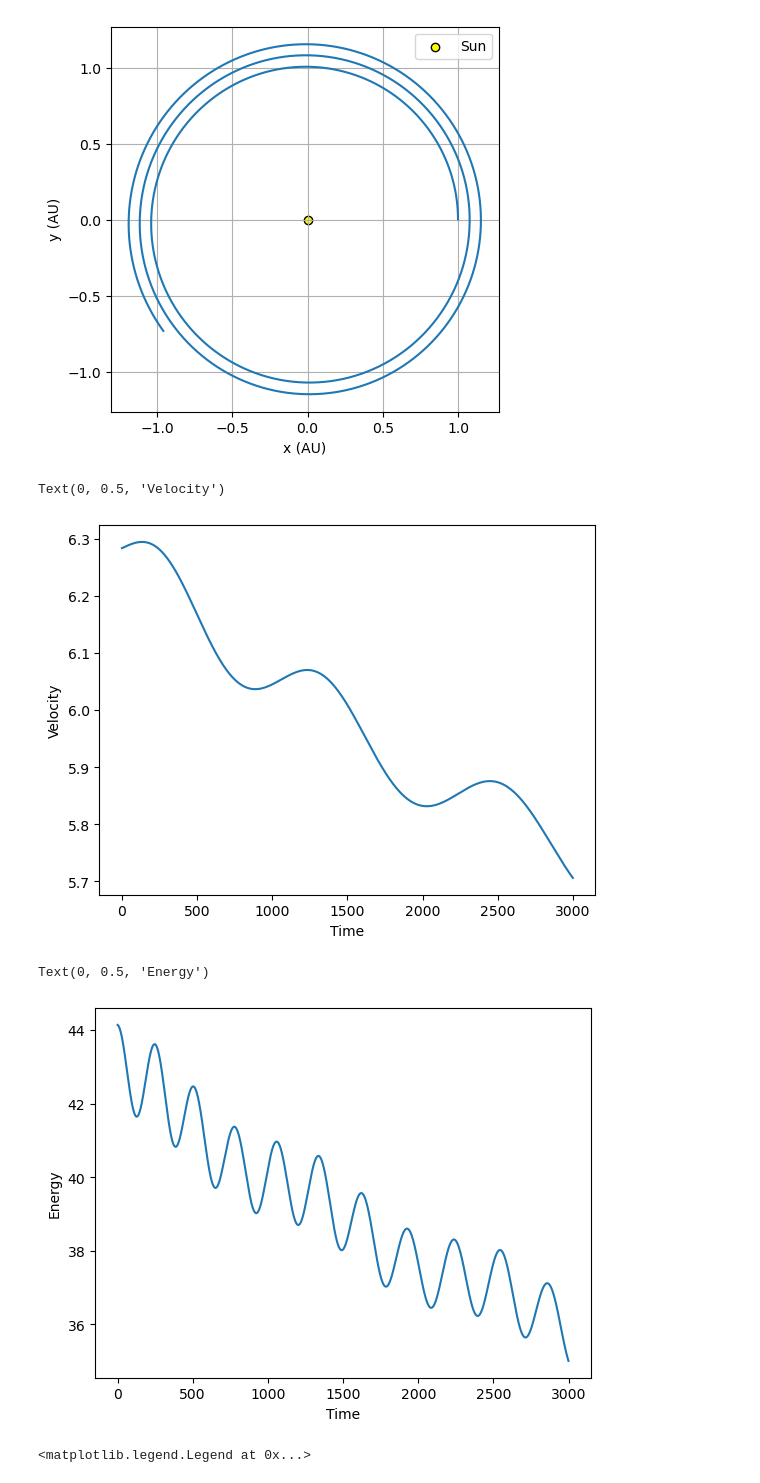
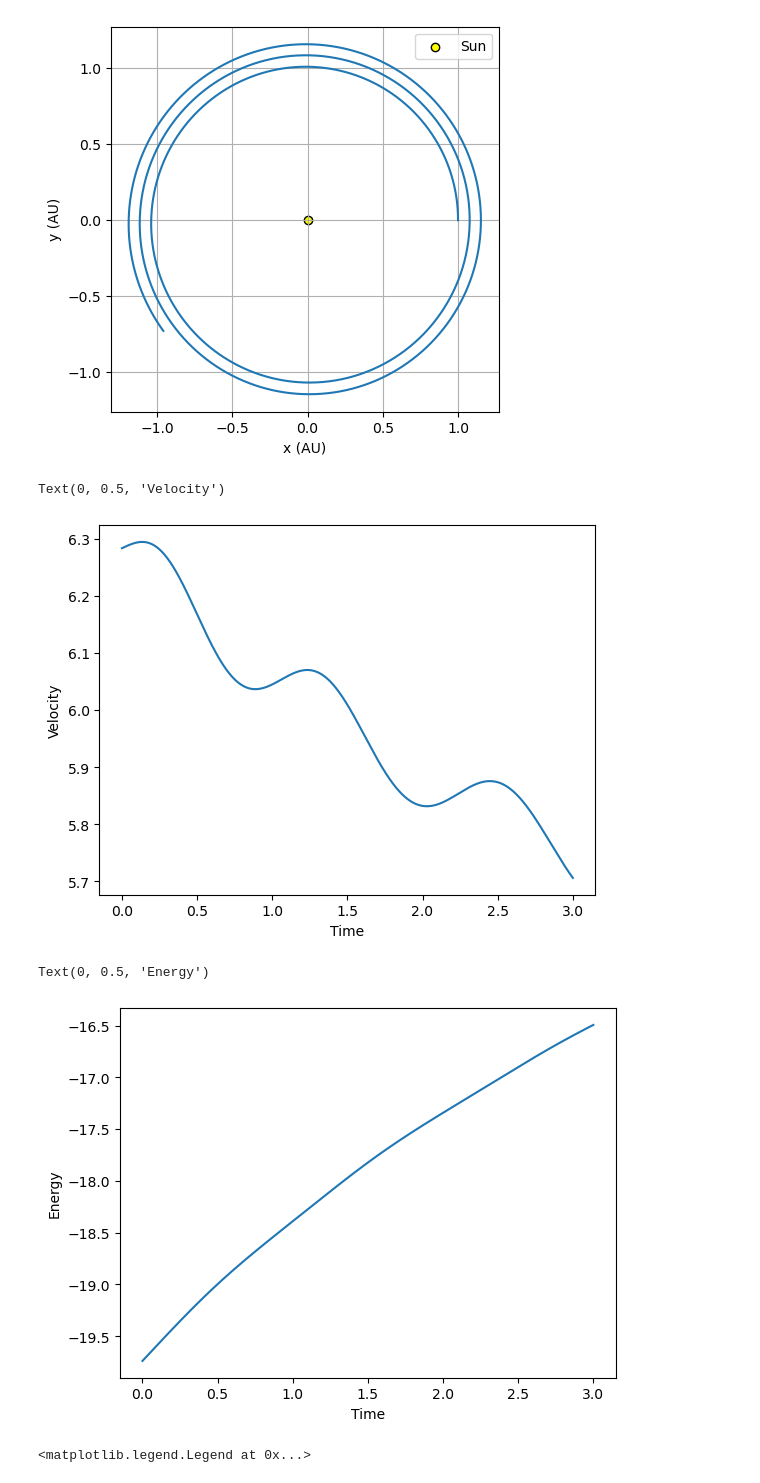
Before and after one commit to kparrine/Computational_Astro, a Jupyter notebook: C4/C4.ipynb, the cells around one changed output. Saved outputs shown, nothing was run; the diff lists cells and outputs as text; code cells hidden in the pictures.

Commit message:
Fixing energies

```diff
--- a/C4/C4.ipynb
+++ b/C4/C4.ipynb
@@ -8,12 +8,16 @@ def Euler(x,y,vx,vy,time,dt):
     x, y, vx, and vy are the initial params given. Time is how long I want the loop to go for and dt is the step size.
     '''
 
-    x_vals = []
-    y_vals = []
-    vx_vals = []
-    vy_vals = []
-    ex_vals = []
-    ey_vals = []
+    x_vals = [x]
+    y_vals = [y]
+    vx_vals = [vx]
+    vy_vals = [vy]
+
+    #calculate initial energy
+    r = np.sqrt(x**2 + y**2)
+    e = 0.5*(vx**2 + vy**2) - G*M/r
+
+    e_vals = [e]
 
     steps = int(time/dt)
 
@@ -29,24 +33,25 @@ def Euler(x,y,vx,vy,time,dt):
         vx_new = vx + ax*dt
         vy_new = vy + ay*dt
 
-        #calc energies
-        ex = 0.5*vx_new**2 - G*M/r
-        ey = 0.5*vy_new**2 - G*M/r
-
         #updating params
         x = x_new
         y = y_new
         vx = vx_new
         vy = vy_new
 
+        #calc energies
+        r = np.sqrt(x**2 + y**2)
+        e = 0.5*(vx**2 + vy**2) - G*M/r
+
         x_vals.append(x)
         y_vals.append(y)
         vx_vals.append(vx)
         vy_vals.append(vy)
-        ex_vals.append(ex)
-        ey_vals.append(ey)
+        e_vals.append(e)
 
-    return np.array(x_vals), np.array(y_vals), np.array(vx_vals), np.array(vy_vals), np.array(ex_vals), np.array(ey_vals), range(steps)
+    t_vals = np.linspace(0, time, steps + 1)
+
+    return np.array(x_vals), np.array(y_vals), np.array(vx_vals), np.array(vy_vals), np.array(e_vals), t_vals
 # %%
 #testing Euler
 #Orbital mech eqns - but need to do in x and y. Using params given by hw
@@ -75,21 +80,21 @@ x, y = 0,1 #AU
 r = np.sqrt(x**2+y**2)
 vcirc = np.sqrt(G*M/r)
 
-x,y,vx,vy,ex,ey,steps = Euler(1,0,0,vcirc,3,0.001)
+x,y,vx,vy,e,t = Euler(1,0,0,vcirc,3,0.001)
 
-plt.plot(steps, np.sqrt(vx**2+vy**2))
+plt.plot(t, np.sqrt(vx**2+vy**2))
 plt.xlabel("Time")
 plt.ylabel("Velocity")
 # %% [output]
 Text(0, 0.5, 'Velocity')
-[figure, old version]
+[figure, new version]
 # %%
-plt.plot(steps, np.sqrt(ex**2+ey**2))
+plt.plot(t, e)
 plt.xlabel("Time")
 plt.ylabel("Energy")
 # %% [output]
 Text(0, 0.5, 'Energy')
-[figure, old version]
+[figure, new version]
 # %%
 #Leapfrog
 def Leapfrog(x,y,vx,vy,time,dt):
```
Also changed, not shown: parts of 7 cells of this notebook.
